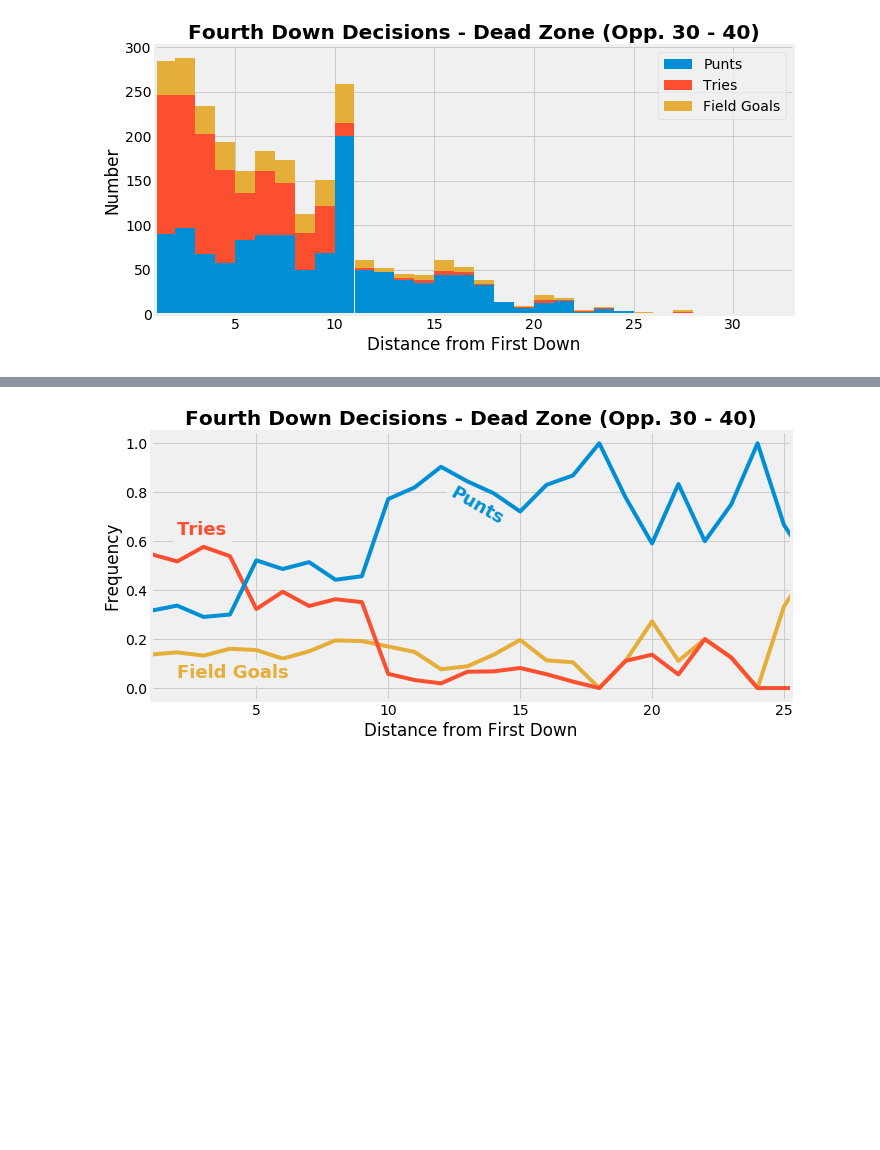
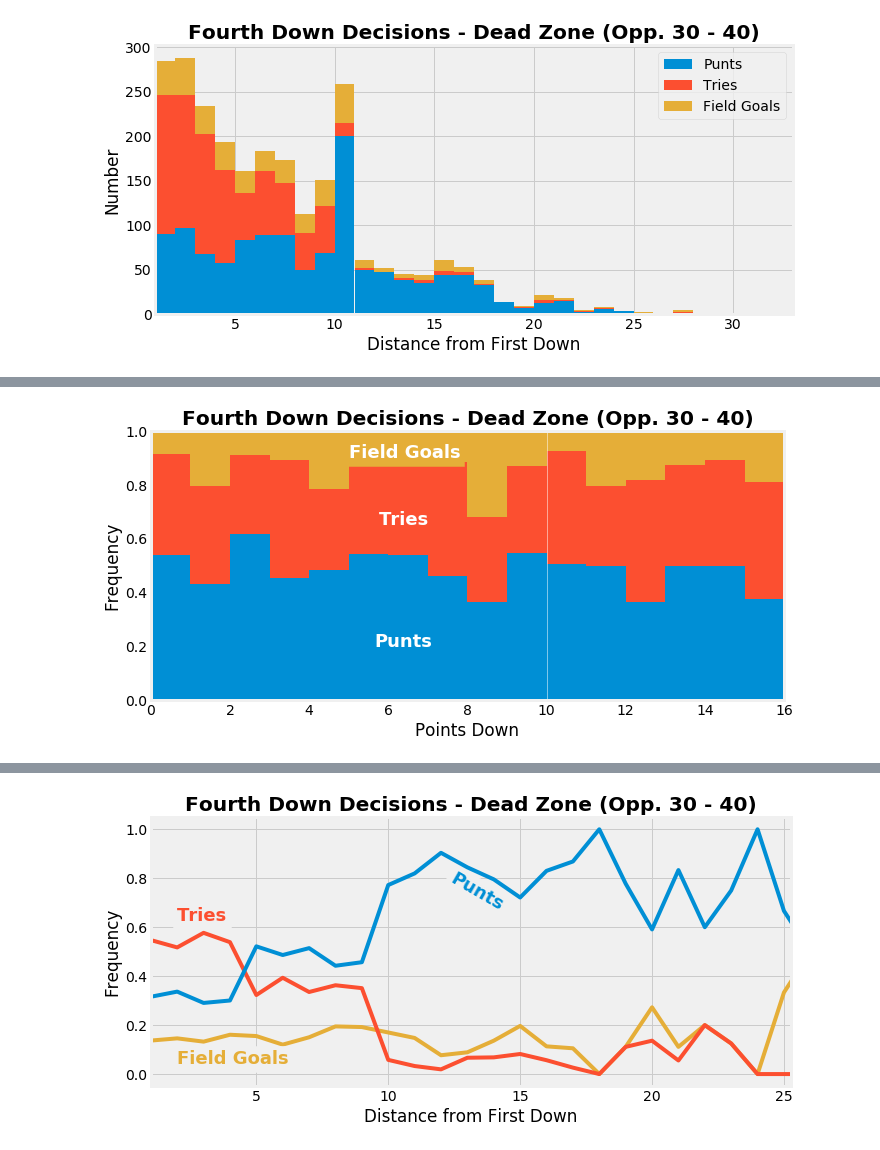
Before and after one commit to SimFootballDev/surrender_punt, a Jupyter notebook: surrender.ipynb, the cells around one changed output, grey strips where cells are left out. Saved outputs shown, nothing was run; the diff lists cells and outputs as text; code cells hidden in the pictures; blank space fills up the shorter version.

```diff
--- a/surrender.ipynb
+++ b/surrender.ipynb
@@ -134,6 +134,8 @@ def touchback(row):
         return "Returned"
 # %%
 puntDF['result'] = puntDF.apply(lambda row : touchback(row),axis = 1)
+# %%
+puntDF['scoreDiff'] = puntDF.apply(lambda row : scoreDiff(row),axis = 1)
 # %%
 puntDF = puntDF[['S','gameID','Q','time','awayTeam','awayScore','homeScore','homeTeam','recTeam','down','distance','dist2goal','surrenderIndex','percentiles','play','result']]
 # %%
@@ -285,6 +287,8 @@ def fixAZBug2(row):
         return row
 # %%
 fourthDF = fourthDF.apply(lambda row : fixAZBug2(row),axis=1)
+# %%
+fourthDF['scoreDiff'] = fourthDF.apply(lambda row : scoreDiff(row),axis=1)
 # %%
 fourthDF = fourthDF[~fourthDF['playType'].str.contains('Timeout')]
 # %%
@@ -513,0 +563,7 @@ plt.show()
+# %%
+deadZoneArrPD = []
+deadZoneArrPDn = []
+for i in range(0,16):
+    i4df = deadZoneDF[deadZoneDF['scoreDiff'] == i]
+    deadZoneArrPD.append(i4df['playType'].value_counts(normalize=True))
+    deadZoneArrPDn.append(i4df['playType'].value_counts(normalize=False))
@@ -513,0 +616,26 @@ plt.show()
+# %%
+yardRange = range(0,16)
+
+plt.figure(figsize=(10,5),facecolor='w')
+plt.style.use('fivethirtyeight')
+plt.title('Fourth Down Decisions - Dead Zone (Opp. 30 - 40)',weight='bold')
+plt.xlabel('Points Down')
+plt.ylabel('Frequency')
+plt.bar(yardRange,dPuntListpd,width=1,label='Punts',align='edge')
+plt.bar(yardRange,dTryListpd,bottom=dPuntListpd,width=1,label='Tries',align='edge')
+plt.bar(yardRange,dFGlistpd,bottom=[dTryListpd[i]+dPuntListpd[i] for i in range(len(dFGlistpd))],width=1,label='Field Goals',align='edge')
+# plt.bar(yardRange,dTOList,bottom=[dFGlist[i] + dTryList[i]+dPuntList[i] for i in range(50)],width=1,label='Timeouts')
+# plt.bar(yardRange,noneList,bottom=[dTOList[i] + dFGlist[i] + dTryList[i]+dPuntList[i] for i in range(50)],width=1,label='No Data',color='lightgray')
+for i in [10,20,30,40,50,60,70,80,90]:
+    plt.axvline(i,c='w',lw=1,alpha=0.5)
+plt.xlim(0,16)
+plt.ylim(0,1)
+# plt.legend()
+plt.text(x = 5.75, y = 0.65, s = 'Tries', color = 'w', weight = 'bold', size = 18, backgroundcolor = 'C1')
+plt.text(x = 5, y = 0.9, s = 'Field Goals', color = 'w', weight = 'bold', size = 18, backgroundcolor = 'C2')
+plt.text(x = 5.65, y = 0.2, s = 'Punts', color = 'w', weight = 'bold', size = 18, backgroundcolor = 'C0')
+plt.tight_layout()
+plt.savefig('images/4thdown_deadPD.png')
+plt.show()
+# %% [output]
+[figure, added]
```
Also changed, not shown: parts of 5 cells of this notebook, 2 other files.
